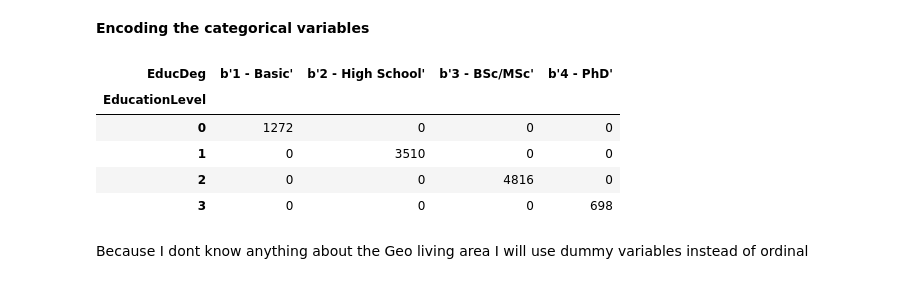
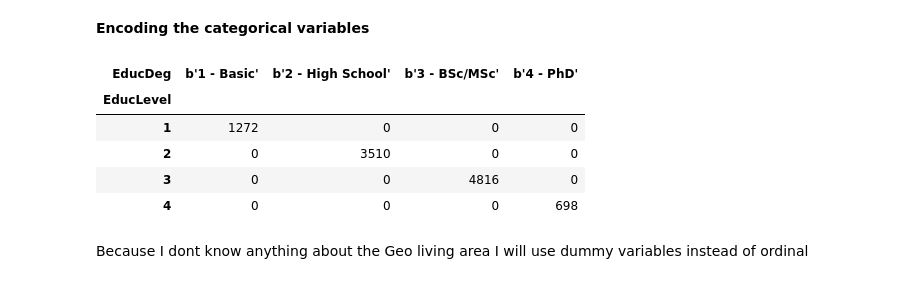
Before and after one commit to miguelince/insurance-clustering, a Jupyter notebook: code/python_code.ipynb, the cells around one changed output. Cells and saved outputs as stored; diff of their text form; code cells hidden in the pictures.

```diff
--- a/code/python_code.ipynb
+++ b/code/python_code.ipynb
@@ -95,0 +772,2 @@ dataset['Children'].fillna(dataset['Children'].mode()[0],inplace=True)
+# %%
+DecisionTree = DecisionTreeRegressor().fit(X_train,y_train)
@@ -95,0 +841,7 @@ dataset['Children'].fillna(dataset['Children'].mode()[0],inplace=True)
+# %%
+# reset index for row iteration since we already drop some columns
+data_prep.reset_index(inplace=True)
+# %%
+for i in range(len(data_prep)):
+    if pd.isnull(data_prep.iloc[i]['MonthSal']) == True:
+        data_prep['MonthSal'].iloc[i] = DecisionTree.predict(pd.DataFrame(data_prep.iloc[i][features]).T)[0]
@@ -131,19 +955,21 @@ dataset.head()
 # %% [markdown]
 <b> Encoding the categorical variables </b>
 # %%
-## encoding level of education
+educ_level = []
+for i in range(0, len(dataset)):
+    educ_level.append(int(str(dataset['EducDeg'][i])[2:3]))
 
-le = LabelEncoder()
-dataset['EducationLevel'] = le.fit_transform(dataset.EducDeg)
+coluna = pd.Series(educ_level, name='EducLevel')
+dataset = pd.concat([dataset, coluna], axis=1)
 # %%
-pd.crosstab(dataset.EducationLevel,dataset.EducDeg)
+pd.crosstab(dataset.EducLevel,dataset.EducDeg)
 # %% [output]
 | EducDeg | b'1 - Basic' | b'2 - High School' | b'3 - BSc/MSc' | b'4 - PhD' |
-| EducationLevel |  |  |  |  |
-| 0 | 1272 | 0 | 0 | 0 |
-| 1 | 0 | 3510 | 0 | 0 |
-| 2 | 0 | 0 | 4816 | 0 |
-| 3 | 0 | 0 | 0 | 698 |
+| EducLevel |  |  |  |  |
+| 1 | 1272 | 0 | 0 | 0 |
+| 2 | 0 | 3510 | 0 | 0 |
+| 3 | 0 | 0 | 4816 | 0 |
+| 4 | 0 | 0 | 0 | 698 |
 # %% [markdown]
 Because I dont know anything about the Geo living area I will use dummy variables instead of ordinal
 # %%
```
Also changed, not shown: parts of 269 cells of this notebook.
